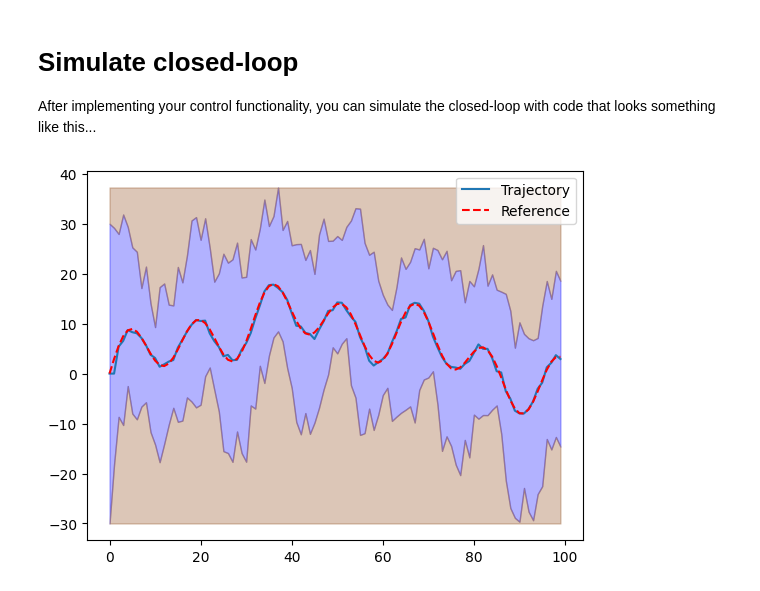
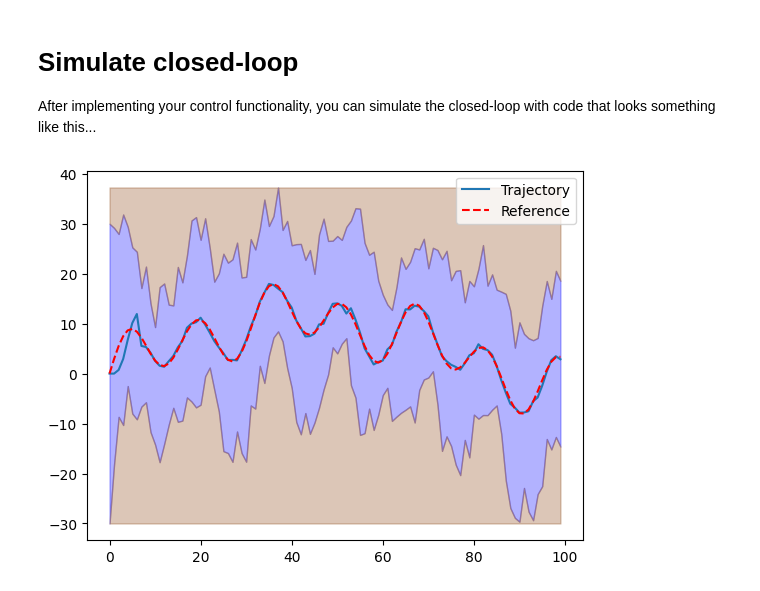
Before and after one commit to ZaheenA-Rahman/b1-coding-practical-mt24, a Jupyter notebook: notebooks/demo.ipynb, the cells around one changed output. Cells and saved outputs as stored; diff of their text form; code cells hidden in the pictures.

```diff
--- a/notebooks/demo.ipynb
+++ b/notebooks/demo.ipynb
@@ -10,13 +10,13 @@ After implementing your control functionality, you can simulate the closed-loop
 # %%
 from uuv_mission.dynamic import *
 from uuv_mission.control import *
 
 sub = Submarine()
-controller = MPCController()
+controller = HMPCController()
 closed_loop = ClosedLoop(sub, controller)
 mission = Mission.from_csv("../data/mission.csv")
 
 trajectory = closed_loop.simulate_with_random_disturbances(mission)
 trajectory.plot_completed_mission(mission)
 # %% [output]
-[figure, old version]
+[figure, new version]
```
Also changed, not shown: 3 other files.
